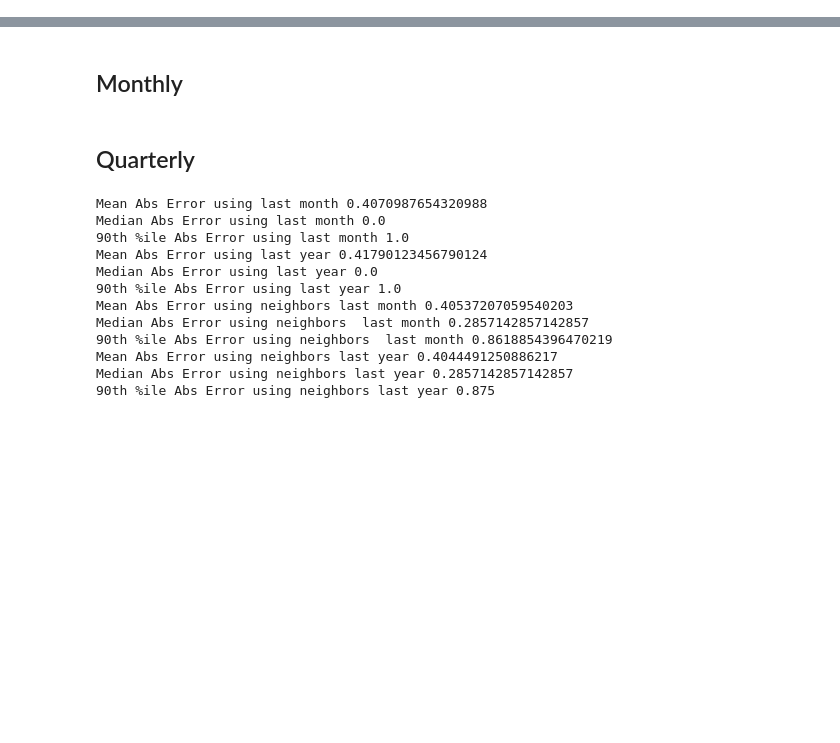
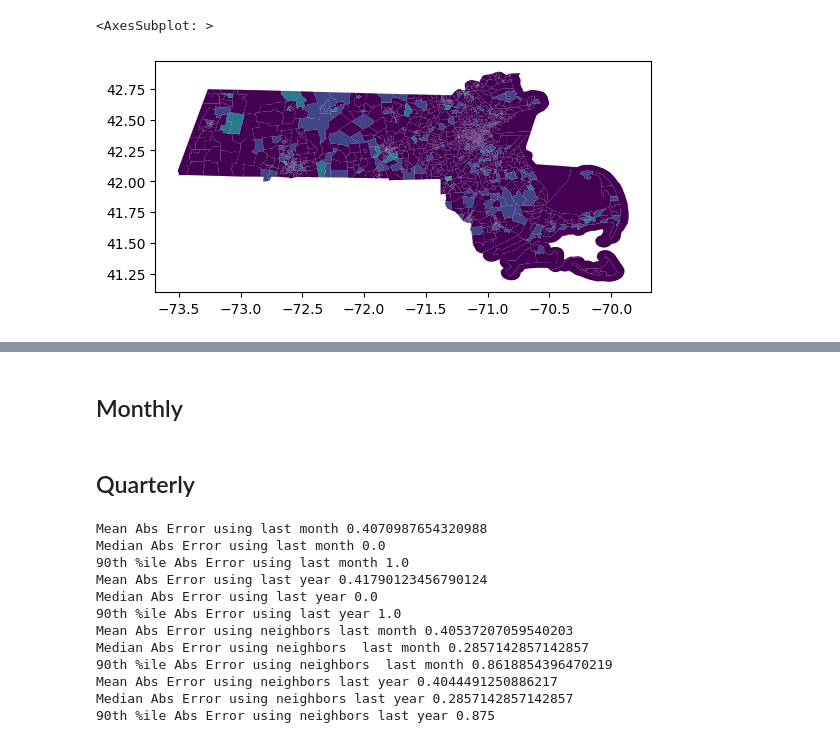
Before and after one commit to tufts-ml/opioid-overdose-models, a Jupyter notebook: notebooks/Simple Baselines .ipynb, the cells around one changed output, grey strips where cells are left out. Saved outputs shown, nothing was run; the diff lists cells and outputs as text; code cells hidden in the pictures; blank space fills up the shorter version.

```diff
--- a/notebooks/Simple Baselines .ipynb
+++ b/notebooks/Simple Baselines .ipynb
@@ -23,8 +23,14 @@ svi_dir = os.path.join(data_dir,'SocialVulnerabilityIndex')
 result_dir = os.path.join(data_dir, 'results')
 mass_shapefile = os.path.join(data_dir,'shapefiles','MA_2021')
 # %%
-svi_file = os.path.join(result_dir,'svi_month')
+%%
+svi_file = os.path.join(result_dir,'svi_qtr')
 svi_gdf = gpd.read_file(svi_file)
+# %%
+svi_gdf[(svi_gdf['quarter']==3)&(svi_gdf['year']==2020)].plot('deaths')
+# %% [output]
+<AxesSubplot: >
+[figure, added]
 # %%
 svi_gdf = svi_gdf.rename(columns={'INTPTLAT':'lat', 'INTPTLON':'lon', 'GEOID':'grid_squar'})
 # Make lat and lon floats
```
Also changed, not shown: 24 other files.
